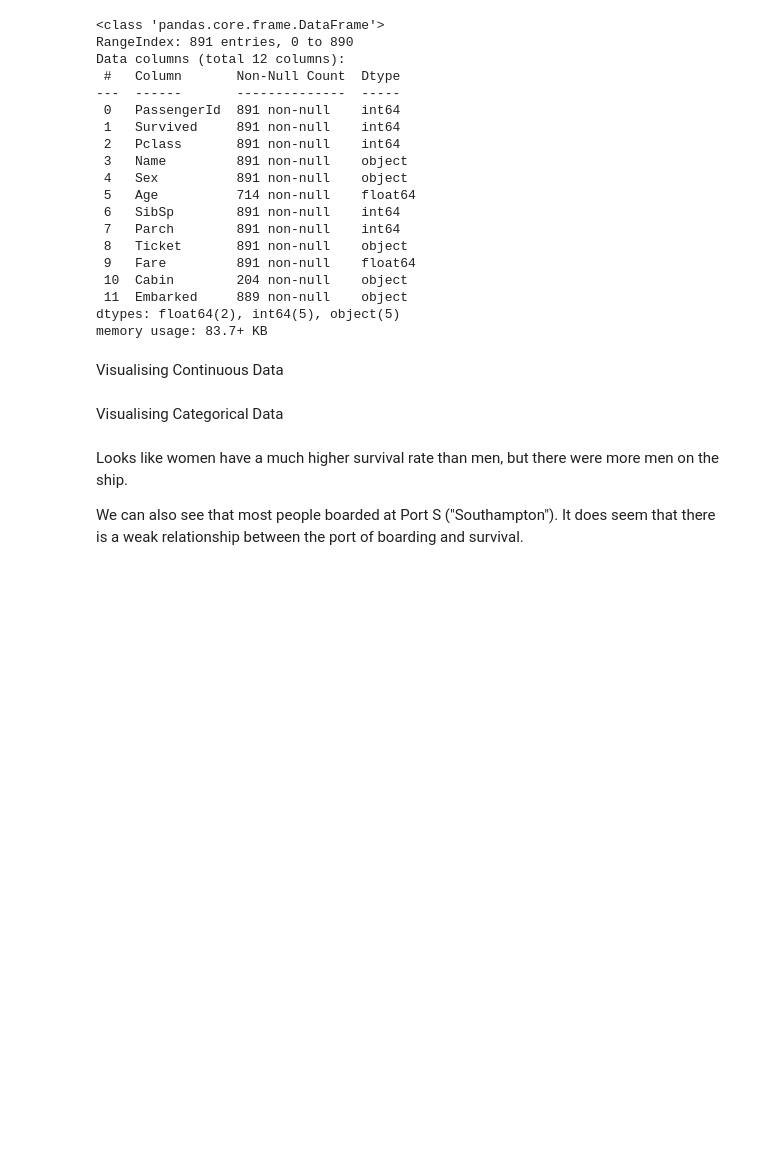
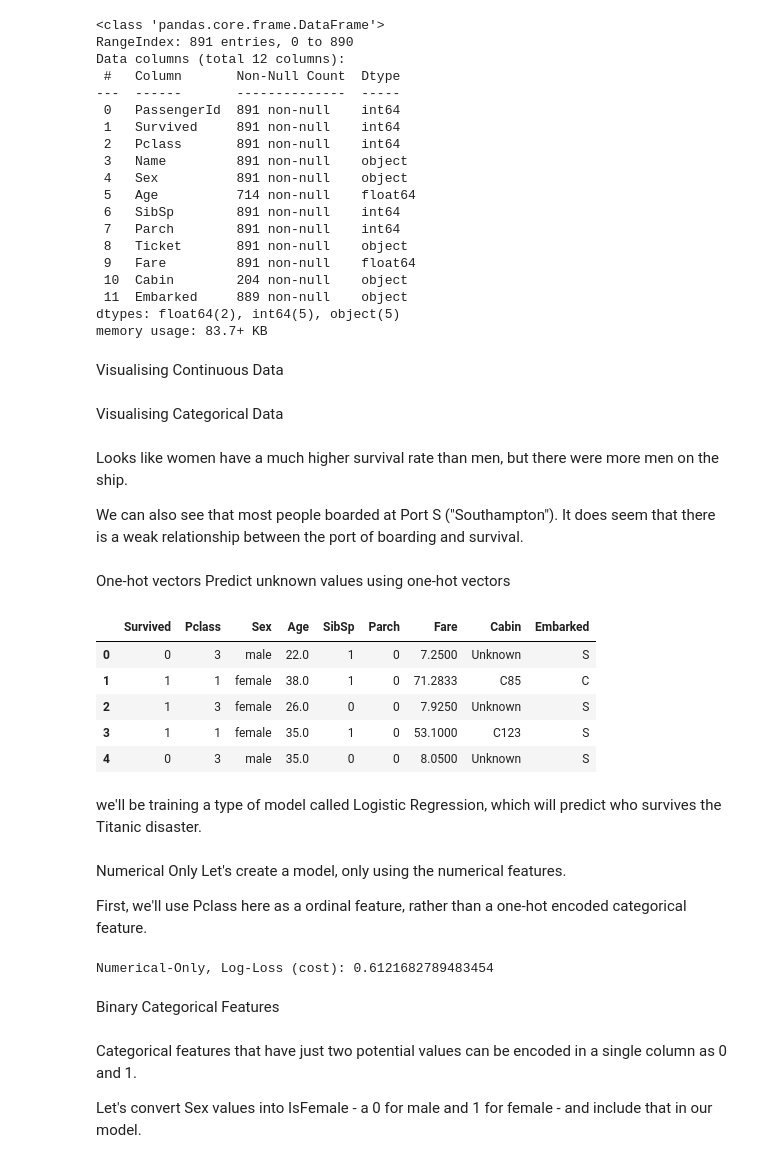
Before and after one commit to chimi-pt/Data-Science, a Jupyter notebook: Titanic Dataset - Find and Visualize Missing Data.ipynb, the cells around one changed output. Cells and saved outputs as stored; diff of their text form; code cells hidden in the pictures; blank space fills up the shorter version.

```diff
--- a/Titanic Dataset - Find and Visualize Missing Data.ipynb
+++ b/Titanic Dataset - Find and Visualize Missing Data.ipynb
@@ -315,3 +291,35 @@ graphing.scatter_2D(table,
 Looks like women have a much higher survival rate than men, but there were more men on the ship.
 
 We can also see that most people boarded at Port S ("Southampton"). It does seem that there is a weak relationship between the port of boarding and survival.
+# %% [markdown]
+One-hot vectors
+Predict unknown values using one-hot vectors
+# %%
+import pandas
+#open our dataset
+dataset=pandas.read_csv("titanic.csv",index_col=False,sep=",",header=0)
+#Fill missing cabing information with unknown
+dataset["Cabin"].fillna("Unknown",inplace=True)
+
+#Remove rowsmissing age information
+dataset.dropna(subset=["Age"],inplace=True)
+
+#Remove the Name,PassengerId and ticket fields
+#Make it easier to read outputs
+dataset.drop(["PassengerId","Name","Ticket"],axis=1,inplace=True)
+
+dataset.head()
+# %% [output]
+|  | Survived | Pclass | Sex | Age | SibSp | Parch | Fare | Cabin | Embarked |
+| 0 | 0 | 3 | male | 22.0 | 1 | 0 | 7.2500 | Unknown | S |
+| 1 | 1 | 1 | female | 38.0 | 1 | 0 | 71.2833 | C85 | C |
+| 2 | 1 | 3 | female | 26.0 | 0 | 0 | 7.9250 | Unknown | S |
+| 3 | 1 | 1 | female | 35.0 | 1 | 0 | 53.1000 | C123 | S |
+| 4 | 0 | 3 | male | 35.0 | 0 | 0 | 8.0500 | Unknown | S |
+# %% [markdown]
+we'll be training a type of model called Logistic Regression, which will predict who survives the Titanic disaster.
+# %% [markdown]
+Numerical Only
+Let's create a model, only using the numerical features.
+
+First, we'll use Pclass here as a ordinal feature, rather than a one-hot encoded categorical feature.
@@ -317,0 +356,16 @@ We can also see that most people boarded at Port S ("Southampton"). It does seem
+# %%
+
+
+
+features=["Age","Pclass","SibSp","Parch","Fare"]
+loss_numerical_only=train_logistic_regression(dataset,features)
+
+print(f"Numerical-Only, Log-Loss (cost): {loss_numerical_only}")
+# %% [output]
+Numerical-Only, Log-Loss (cost): 0.6121682789483454
+# %% [markdown]
+Binary Categorical Features
+# %% [markdown]
+Categorical features that have just two potential values can be encoded in a single column as 0 and 1.
+
+Let's convert Sex values into IsFemale - a 0 for male and 1 for female - and include that in our model.
```
Also changed, not shown: parts of 16 cells of this notebook.
